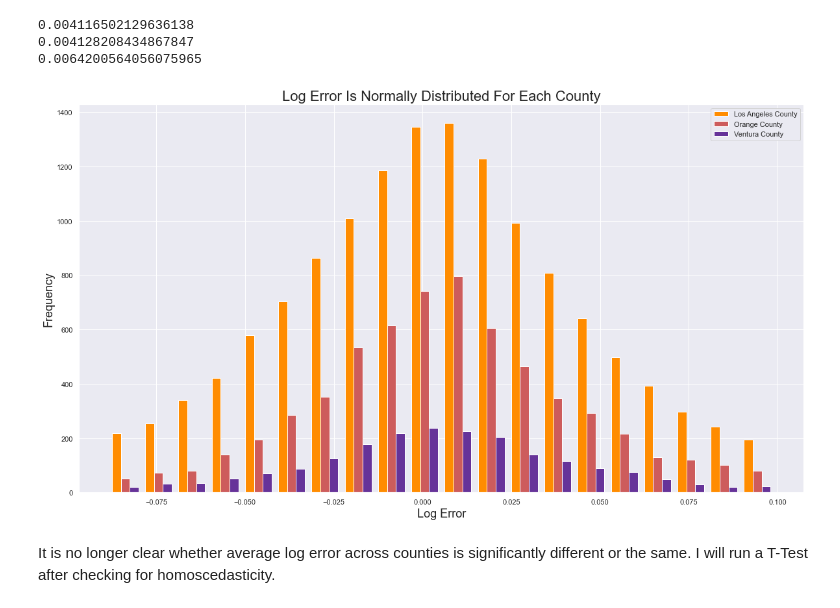
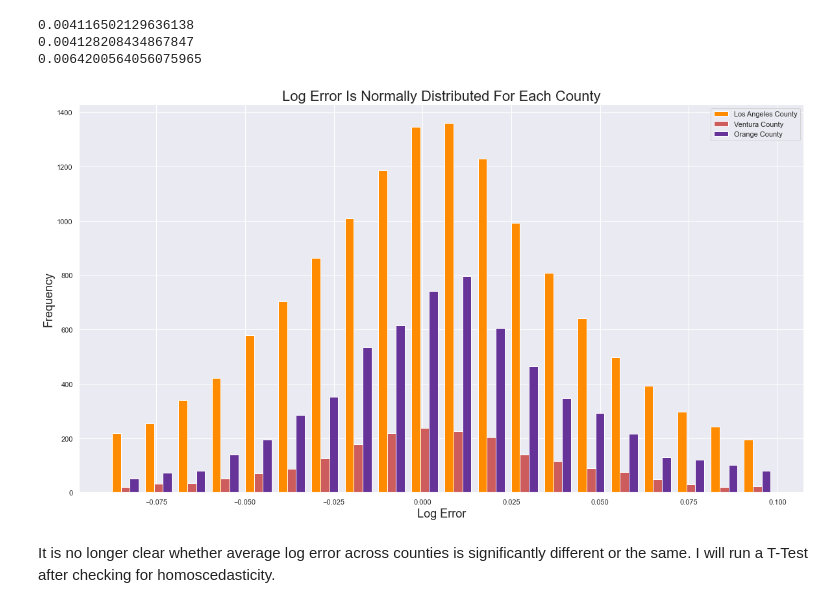
Before and after one commit to HopperTeam6/Zillow_Clustering_Project, a Jupyter notebook: bondy_property_workbook.ipynb, the cells around one changed output. Drawn from its saved outputs; the diff is of its cells as text; code cells hidden in the pictures.

```diff
--- a/bondy_property_workbook.ipynb
+++ b/bondy_property_workbook.ipynb
@@ -1533,17 +1533,17 @@ orange_county = train[train.county == 'orange_county']
 # %%
 #visualize distribution target variable across different counties
 plt.figure(figsize = (20, 11))
-plt.hist([los_angeles_county.log_error, orange_county.log_error, ventura_county.log_error],
-         label = ['Los Angeles County', 'Orange County', 'Ventura County'],
+plt.hist([los_angeles_county.log_error, ventura_county.log_error, orange_county.log_error],
+         label = ['Los Angeles County', 'Ventura County', 'Orange County'],
          color = ['darkorange', 'indianred', 'rebeccapurple'],
          bins = 20
         )
 plt.legend()
 plt.title('Log Error Is Normally Distributed For Each County', size = 22, pad = 6)
 plt.xlabel('Log Error', size = 18)
 plt.ylabel('Frequency', size = 18);
 # %% [output]
-[figure, old version]
+[figure, new version]
 # %% [markdown]
 It is no longer clear whether average log error across counties is significantly different or the same. I will run a T-Test after checking for homoscedasticity.
 # %%
```
